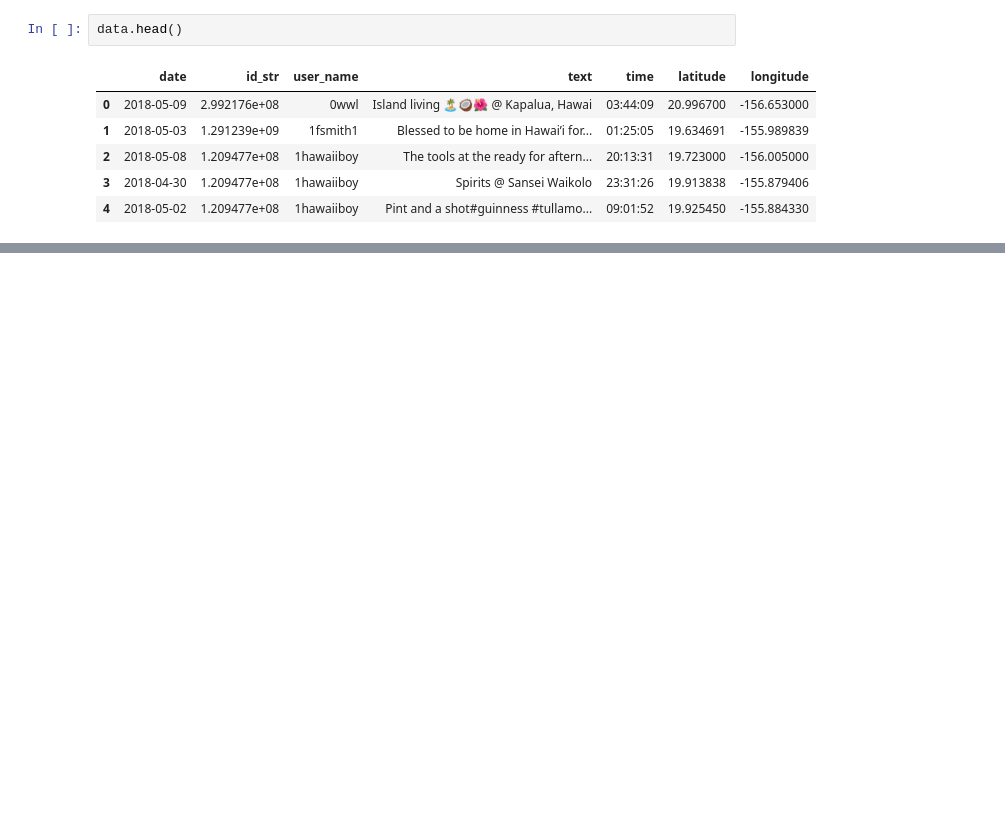
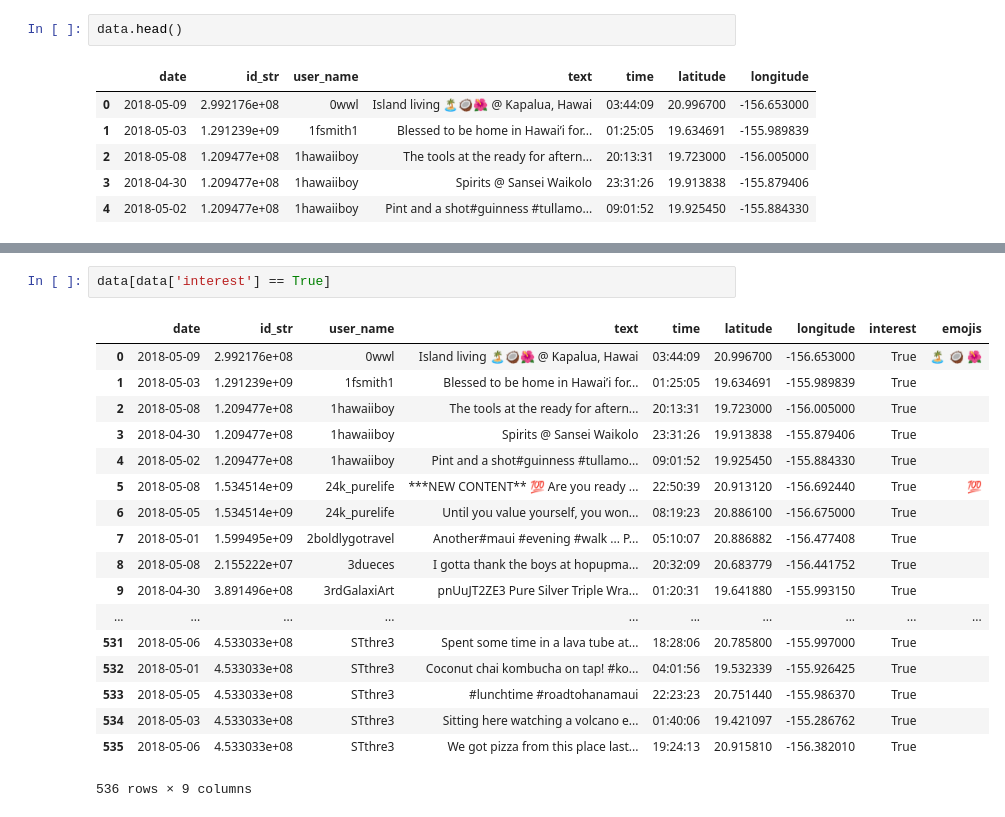
Before and after one commit to XAnakar/ICVDisaster, a Jupyter notebook: normalization/Cleaning Data/key_words_filter.ipynb, the cells around one changed output, grey strips where cells are left out. Saved outputs shown, nothing was run; the diff lists cells and outputs as text; blank space fills up the shorter version.

```diff
--- a/normalization/Cleaning Data/key_words_filter.ipynb
+++ b/normalization/Cleaning Data/key_words_filter.ipynb
@@ -57,0 +108,21 @@ data
+# %%
+data[data['interest'] == True]
+# %% [output]
+|  | date | id_str | user_name | text | time | latitude | longitude | interest | emojis |
+| 0 | 2018-05-09 | 2.992176e+08 | 0wwl | Island living 🏝🥥🌺 @ Kapalua, Hawai | 03:44:09 | 20.996700 | -156.653000 | True | 🏝 🥥 🌺 |
+| 1 | 2018-05-03 | 1.291239e+09 | 1fsmith1 | Blessed to be home in Hawai’i for... | 01:25:05 | 19.634691 | -155.989839 | True |  |
+| 2 | 2018-05-08 | 1.209477e+08 | 1hawaiiboy | The tools at the ready for aftern... | 20:13:31 | 19.723000 | -156.005000 | True |  |
+| 3 | 2018-04-30 | 1.209477e+08 | 1hawaiiboy | Spirits @ Sansei Waikolo | 23:31:26 | 19.913838 | -155.879406 | True |  |
+| 4 | 2018-05-02 | 1.209477e+08 | 1hawaiiboy | Pint and a shot#guinness #tullamo... | 09:01:52 | 19.925450 | -155.884330 | True |  |
+| 5 | 2018-05-08 | 1.534514e+09 | 24k_purelife | ***NEW CONTENT** 💯 Are you ready ... | 22:50:39 | 20.913120 | -156.692440 | True | 💯 |
+| 6 | 2018-05-05 | 1.534514e+09 | 24k_purelife | Until you value yourself, you won... | 08:19:23 | 20.886100 | -156.675000 | True |  |
+| 7 | 2018-05-01 | 1.599495e+09 | 2boldlygotravel | Another#maui #evening #walk ... P... | 05:10:07 | 20.886882 | -156.477408 | True |  |
+| 8 | 2018-05-08 | 2.155222e+07 | 3dueces | I gotta thank the boys at hopupma... | 20:32:09 | 20.683779 | -156.441752 | True |  |
+| 9 | 2018-04-30 | 3.891496e+08 | 3rdGalaxiArt | pnUuJT2ZE3 Pure Silver Triple Wra... | 01:20:31 | 19.641880 | -155.993150 | True |  |
+| ... | ... | ... | ... | ... | ... | ... | ... | ... | ... |
+| 531 | 2018-05-06 | 4.533033e+08 | STthre3 | Spent some time in a lava tube at... | 18:28:06 | 20.785800 | -155.997000 | True |  |
+| 532 | 2018-05-01 | 4.533033e+08 | STthre3 | Coconut chai kombucha on tap! #ko... | 04:01:56 | 19.532339 | -155.926425 | True |  |
+| 533 | 2018-05-05 | 4.533033e+08 | STthre3 | #lunchtime #roadtohanamaui | 22:23:23 | 20.751440 | -155.986370 | True |  |
+| 534 | 2018-05-03 | 4.533033e+08 | STthre3 | Sitting here watching a volcano e... | 01:40:06 | 19.421097 | -155.286762 | True |  |
+| 535 | 2018-05-06 | 4.533033e+08 | STthre3 | We got pizza from this place last... | 19:24:13 | 20.915810 | -156.382010 | True |  |
+536 rows × 9 columns
```
Also changed, not shown: parts of 9 cells of this notebook, 6 other files.
